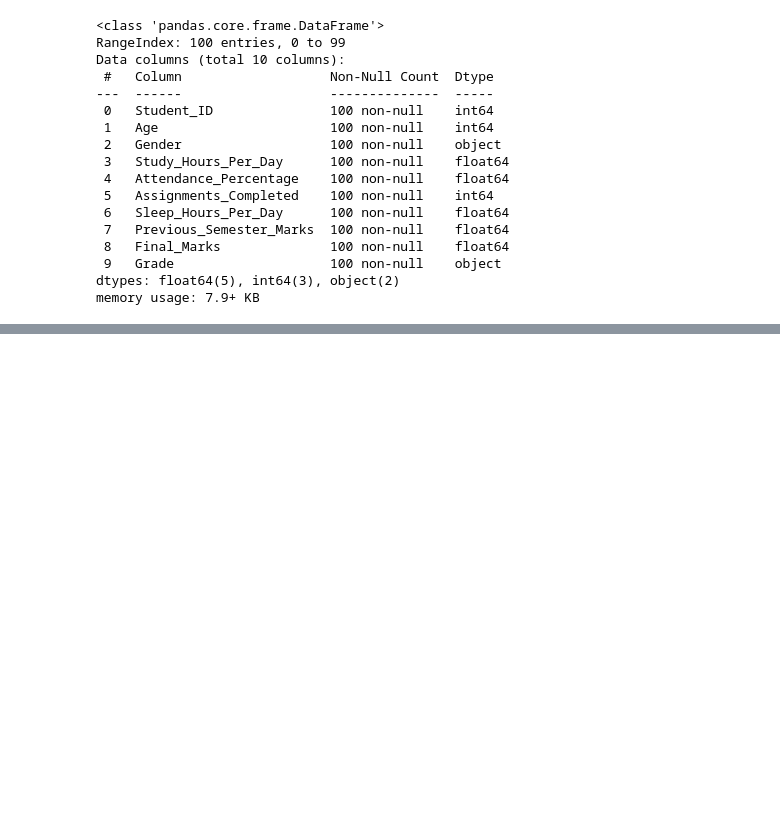
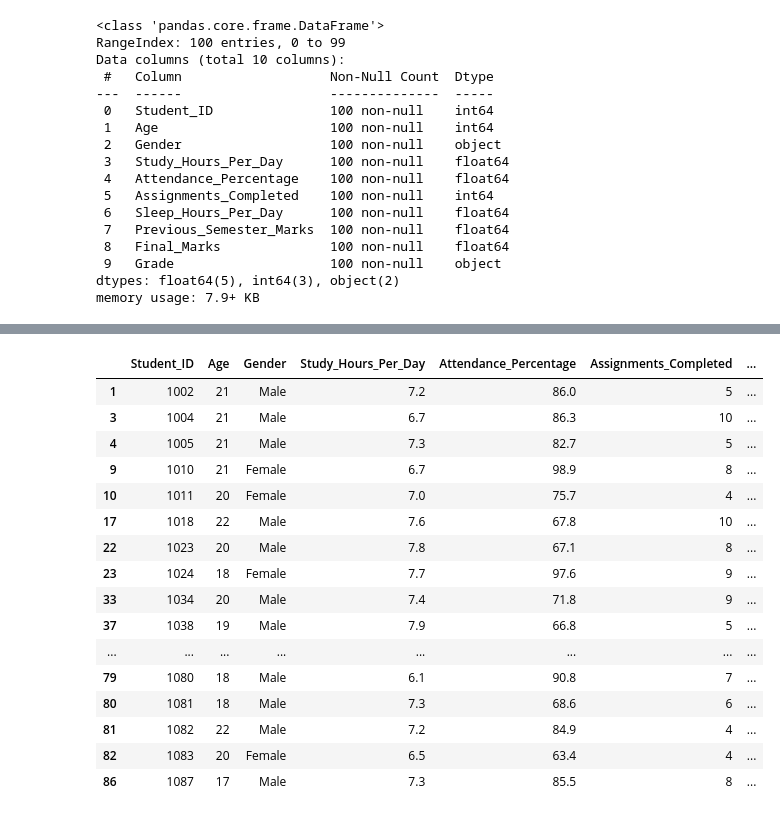
Before and after one commit to liyaemil123/python-project, a Jupyter notebook: pandas/student_performance_analysis.ipynb, the cells around one changed output, grey strips where cells are left out. Saved outputs shown, nothing was run; the diff lists cells and outputs as text; code cells hidden in the pictures; blank space fills up the shorter version.

```diff
--- a/pandas/student_performance_analysis.ipynb
+++ b/pandas/student_performance_analysis.ipynb
@@ -96,0 +181,22 @@ df.head()
+# %%
+# Students studying more than 6 hours
+
+df[df["Study_Hours_Per_Day"] > 6]
+# %% [output]
+|  | Student_ID | Age | Gender | Study_Hours_Per_Day | Attendance_Percentage | Assignments_Completed | ... |
+| 1 | 1002 | 21 | Male | 7.2 | 86.0 | 5 | ... |
+| 3 | 1004 | 21 | Male | 6.7 | 86.3 | 10 | ... |
+| 4 | 1005 | 21 | Male | 7.3 | 82.7 | 5 | ... |
+| 9 | 1010 | 21 | Female | 6.7 | 98.9 | 8 | ... |
+| 10 | 1011 | 20 | Female | 7.0 | 75.7 | 4 | ... |
+| 17 | 1018 | 22 | Male | 7.6 | 67.8 | 10 | ... |
+| 22 | 1023 | 20 | Male | 7.8 | 67.1 | 8 | ... |
+| 23 | 1024 | 18 | Female | 7.7 | 97.6 | 9 | ... |
+| 33 | 1034 | 20 | Male | 7.4 | 71.8 | 9 | ... |
+| 37 | 1038 | 19 | Male | 7.9 | 66.8 | 5 | ... |
+| ... | ... | ... | ... | ... | ... | ... | ... |
+| 79 | 1080 | 18 | Male | 6.1 | 90.8 | 7 | ... |
+| 80 | 1081 | 18 | Male | 7.3 | 68.6 | 6 | ... |
+| 81 | 1082 | 22 | Male | 7.2 | 84.9 | 4 | ... |
+| 82 | 1083 | 20 | Female | 6.5 | 63.4 | 4 | ... |
+| 86 | 1087 | 17 | Male | 7.3 | 85.5 | 8 | ... |
```
Also changed, not shown: parts of 27 cells of this notebook.
